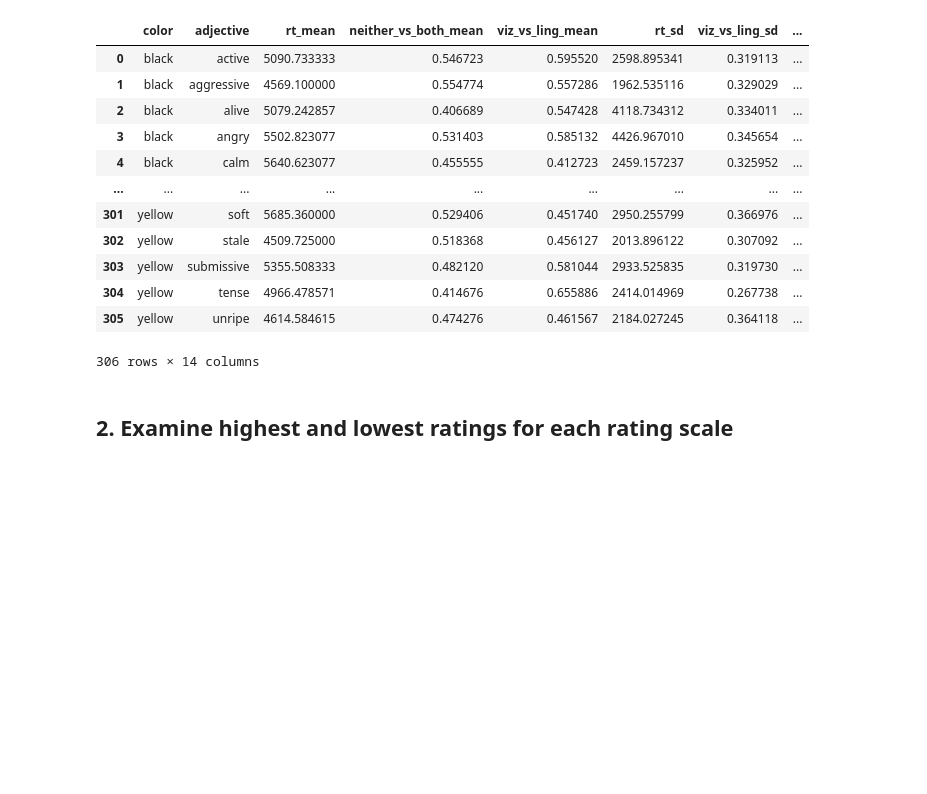
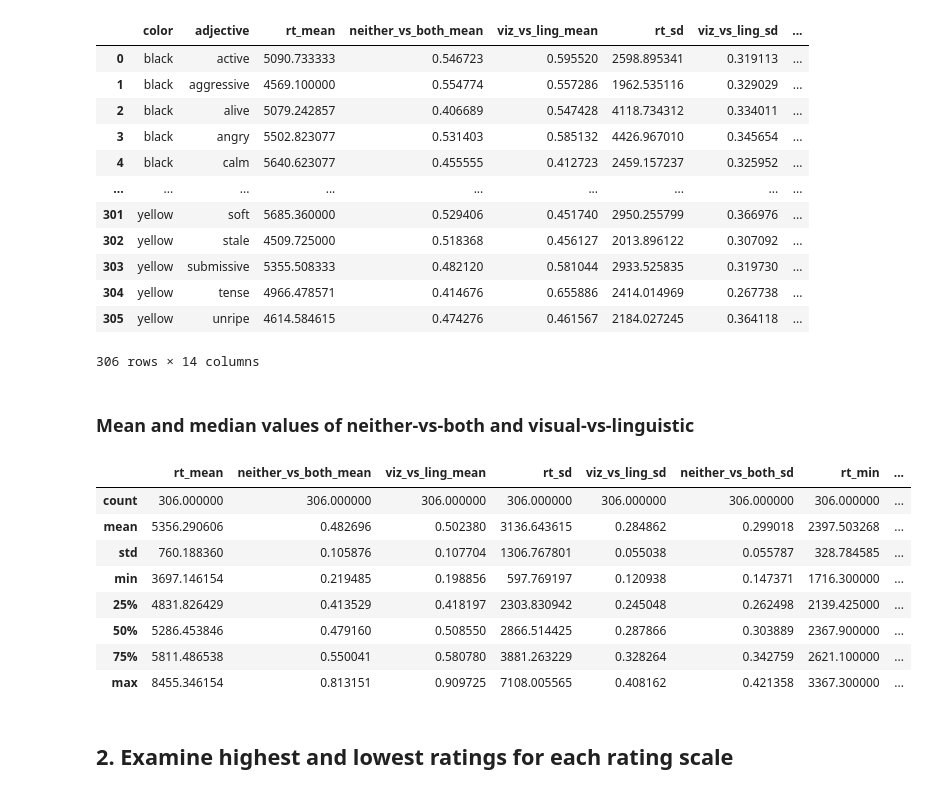
Before and after one commit to jvparidon/color-associations, a Jupyter notebook: visual_vs_linguistic_ratings.ipynb, the cells around one changed output. Drawn from its saved outputs; the diff is of its cells as text; code cells hidden in the pictures; blank space fills up the shorter version.

```diff
--- a/visual_vs_linguistic_ratings.ipynb
+++ b/visual_vs_linguistic_ratings.ipynb
@@ -56,6 +56,20 @@ display(df_mean)
 | 304 | yellow | tense | 4966.478571 | 0.414676 | 0.655886 | 2414.014969 | 0.267738 | ... |
 | 305 | yellow | unripe | 4614.584615 | 0.474276 | 0.461567 | 2184.027245 | 0.364118 | ... |
 306 rows × 14 columns
+# %% [markdown]
+### Mean and median values of neither-vs-both and visual-vs-linguistic
+# %%
+df_mean.describe()
+# %% [output]
+|  | rt_mean | neither_vs_both_mean | viz_vs_ling_mean | rt_sd | viz_vs_ling_sd | neither_vs_both_sd | rt_min | ... |
+| count | 306.000000 | 306.000000 | 306.000000 | 306.000000 | 306.000000 | 306.000000 | 306.000000 | ... |
+| mean | 5356.290606 | 0.482696 | 0.502380 | 3136.643615 | 0.284862 | 0.299018 | 2397.503268 | ... |
+| std | 760.188360 | 0.105876 | 0.107704 | 1306.767801 | 0.055038 | 0.055787 | 328.784585 | ... |
+| min | 3697.146154 | 0.219485 | 0.198856 | 597.769197 | 0.120938 | 0.147371 | 1716.300000 | ... |
+| 25% | 4831.826429 | 0.413529 | 0.418197 | 2303.830942 | 0.245048 | 0.262498 | 2139.425000 | ... |
+| 50% | 5286.453846 | 0.479160 | 0.508550 | 2866.514425 | 0.287866 | 0.303889 | 2367.900000 | ... |
+| 75% | 5811.486538 | 0.550041 | 0.580780 | 3881.263229 | 0.328264 | 0.342759 | 2621.100000 | ... |
+| max | 8455.346154 | 0.813151 | 0.909725 | 7108.005565 | 0.408162 | 0.421358 | 3367.300000 | ... |
 # %% [markdown]
 ## 2. Examine highest and lowest ratings for each rating scale
 # %% [markdown]
```
Also changed, not shown: parts of 12 cells of this notebook, 24 other files.
